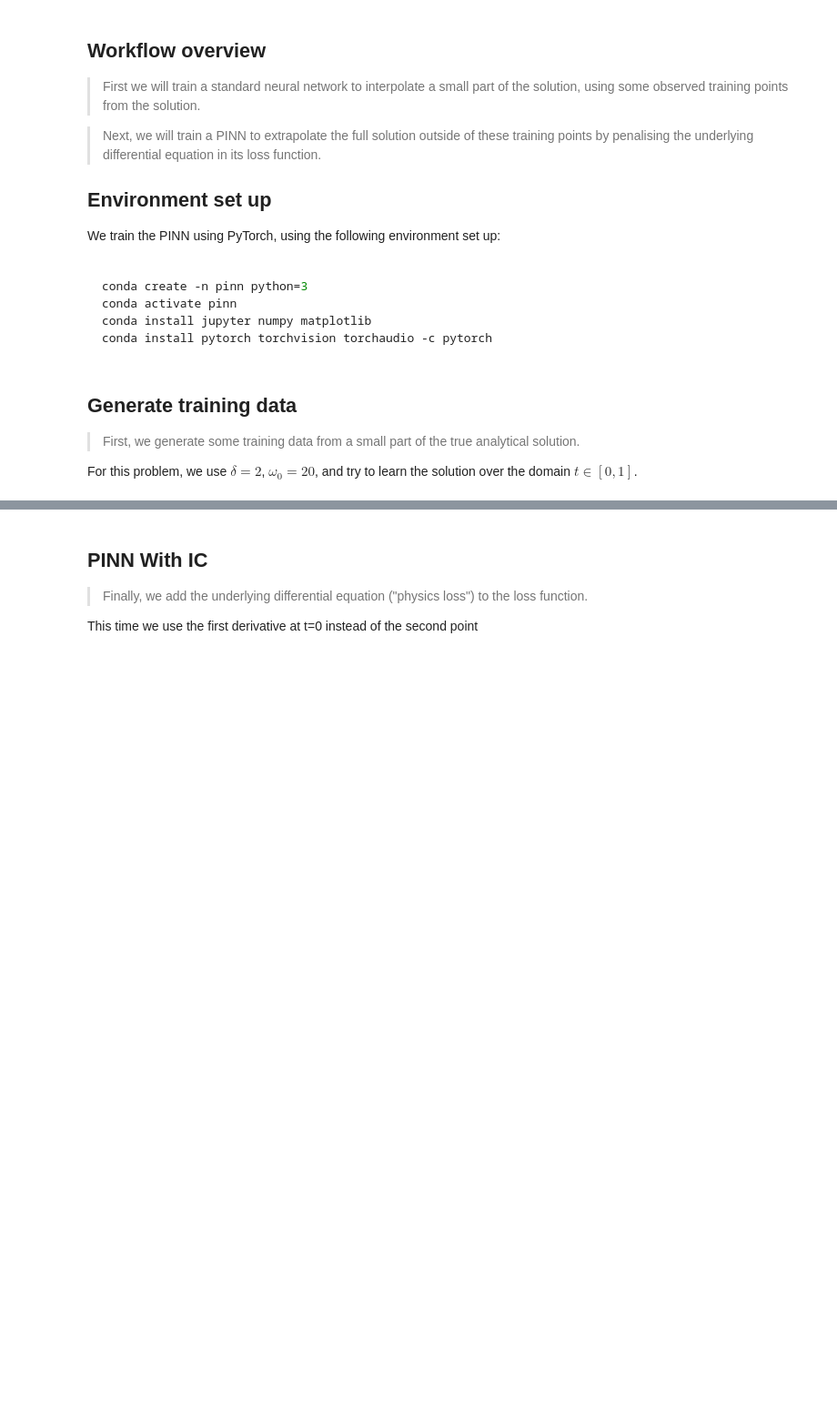
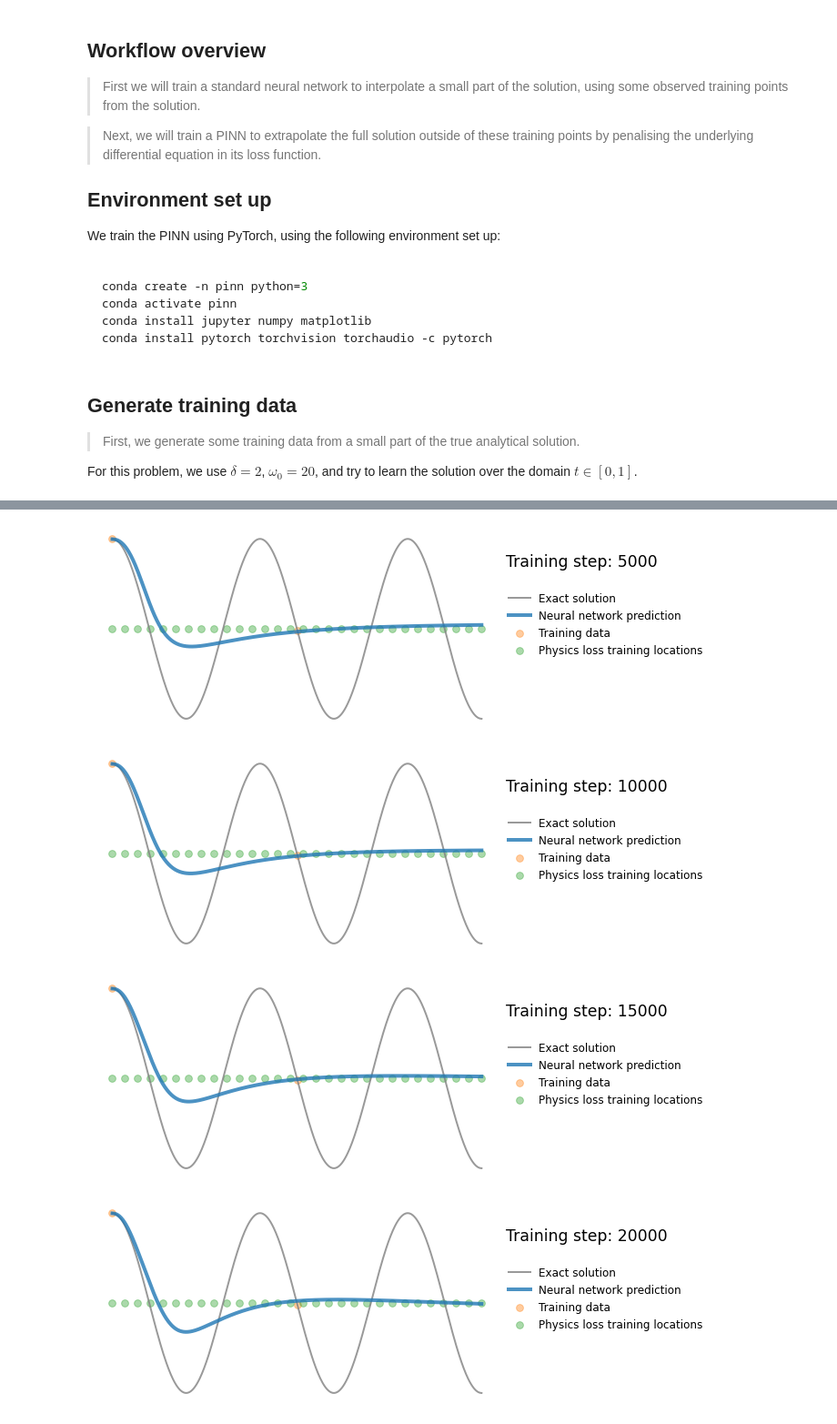
Before and after one commit to cdelavegamartin/harmonic-oscillator-pinn, a Jupyter notebook: Harmonic oscillator PINN mod.ipynb, the cells around one changed output, grey strips where cells are left out. Shown: that part at 91% size. Drawn from its saved outputs; the diff is of its cells as text; code cells hidden in the pictures; blank space fills up the shorter version.

```diff
--- a/Harmonic oscillator PINN mod.ipynb
+++ b/Harmonic oscillator PINN mod.ipynb
@@ -202,71 +114,53 @@ utils.plot.save_gif_PIL("pinn.gif", files, fps=20, loop=0)
-# %% [markdown]
-## PINN With IC
-
-> Finally, we add the underlying differential equation ("physics loss") to the loss function.
-
-This time we use the first derivative at t=0 instead of the second point
-# %%
-#
-d, w0 = 0, 20
-
-# get the analytical solution over the full domain
-x = torch.linspace(0,1,500).view(-1,1)
-y = oscillator(d, w0, x).view(-1,1)
-print(x.shape, y.shape)
-
-x_data = x[0].requires_grad_(True)
-y_data = y[0].requires_grad_(True)
-x0v = torch.Tensor([0]).requires_grad_(True)
-print(x_data.shape, y_data.shape, x0v.shape)
-
-plt.figure()
-plt.plot(x, y, label="Exact solution")
-plt.scatter(x_data.detach(), y_data.detach(), color="tab:orange", label="Training data")
-plt.legend()
-plt.show()
 # %%
-x_physics = torch.linspace(0,1.0,30).view(-1,1).requires_grad_(True)# sample locations over the problem domain
+t_physics = torch.linspace(0,1.0,30).view(-1,1).requires_grad_(True)# sample locations over the problem domain
 mu, k = 2*d, w0**2
+
+weight_interior = 1e-6
 
 torch.manual_seed(125)
 model = FCN(1,1,32,3)
-optimizer = torch.optim.Adam(model.parameters(),lr=1e-4)
+optimizer = torch.optim.Adam(model.parameters(),lr=1e-3)
 files = []
 for i in range(20000):
     optimizer.zero_grad()
 
     # compute the "IC loss"
-    yhic = model(x_data)
-    dxic  = torch.autograd.grad(yhic, x_data, torch.ones_like(yhic), create_graph=True)[0]# computes dy/dx
-    lossic1 = torch.mean((yhic-y_data)**2)# use mean squared error
-    lossic2 = torch.mean((dxic-x0v)**2)# use mean squared error
+    x0_model = model(t0)
+    dx0_model  = torch.autograd.grad(x0_model, t0, torch.ones_like(x0_model), create_graph=True)[0]# computes dy/dx
+    lossic1 = torch.mean((x0_model-x0)**2)# use mean squared error
+    lossic2 = torch.mean((dx0_model-v0)**2)# use mean squared error
 
-    # compute the "physics loss"
-    yhp = model(x_physics)
-    dx  = torch.autograd.grad(yhp, x_physics, torch.ones_like(yhp), create_graph=True)[0]# computes dy/dx
-    dx2 = torch.autograd.grad(dx,  x_physics, torch.ones_like(dx),  create_graph=True)[0]# computes d^2y/dx^2
-    physics = dx2 + mu*dx + k*yhp# computes the residual of the 1D harmonic oscillator differential equation
-    loss2 = (1e-4)*torch.mean(physics**2)
+    # compute the "domain interior loss"
+    x_model = model(t_physics)
+    dx_model  = torch.autograd.grad(x_model, t_physics, torch.ones_like(x_model), create_graph=True)[0]# computes dy/dx
+    dx2 = torch.autograd.grad(dx_model,  t_physics, torch.ones_like(dx_model),  create_graph=True)[0]# computes d^2y/dx^2
+    physics = dx2 + mu*dx_model + k*x_model# computes the residual of the 1D harmonic oscillator differential equation
+    loss2 = weight_interior*torch.mean(physics**2)
 
     # backpropagate joint loss
     loss = lossic1 + lossic2 + loss2# add two loss terms together
     loss.backward()
     optimizer.step()
 
 
     # plot the result as training progresses
     if (i+1) % 200 == 0:
 
-        yh = model(x).detach()
-        xp = x_physics.detach()
+        x_pred = model(t_anal).detach()
+        tp = t_physics.detach()
 
-        fig = utils.plot.plot_result(x,y,x_data.detach(),y_data.detach(),yh,xp, i)
+        fig = utils.plot.plot_result(t_anal,x_anal,t_data.detach(),x_data.detach(),x_pred,tp, i)
 
         file = "plots/pinn_%.8i.png"%(i+1)
         fig.savefig(file, bbox_inches='tight', pad_inches=0.1, dpi=100, facecolor="white")
         files.append(file)
 
         if (i+1) % 5000 == 0: plt.show()
         else: plt.close("all")
 
 utils.plot.save_gif_PIL("pinn.gif", files, fps=20, loop=0)
+# %% [output]
+[figure, added]
+[figure, added]
+[figure, added]
+[figure, added]
```
Also changed, not shown: parts of 5 cells of this notebook.
